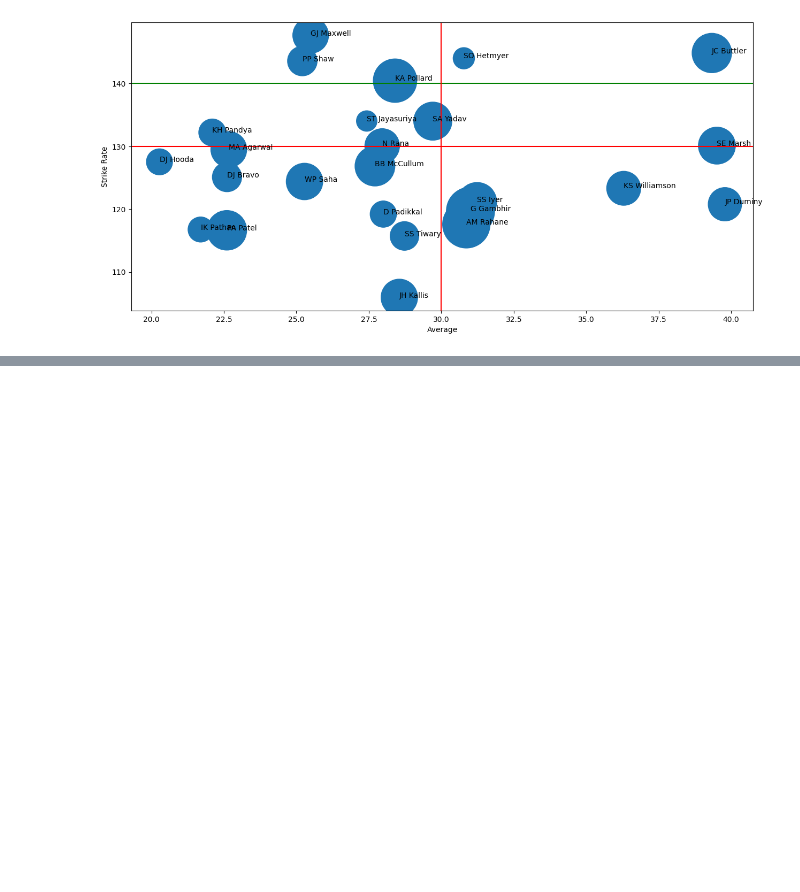
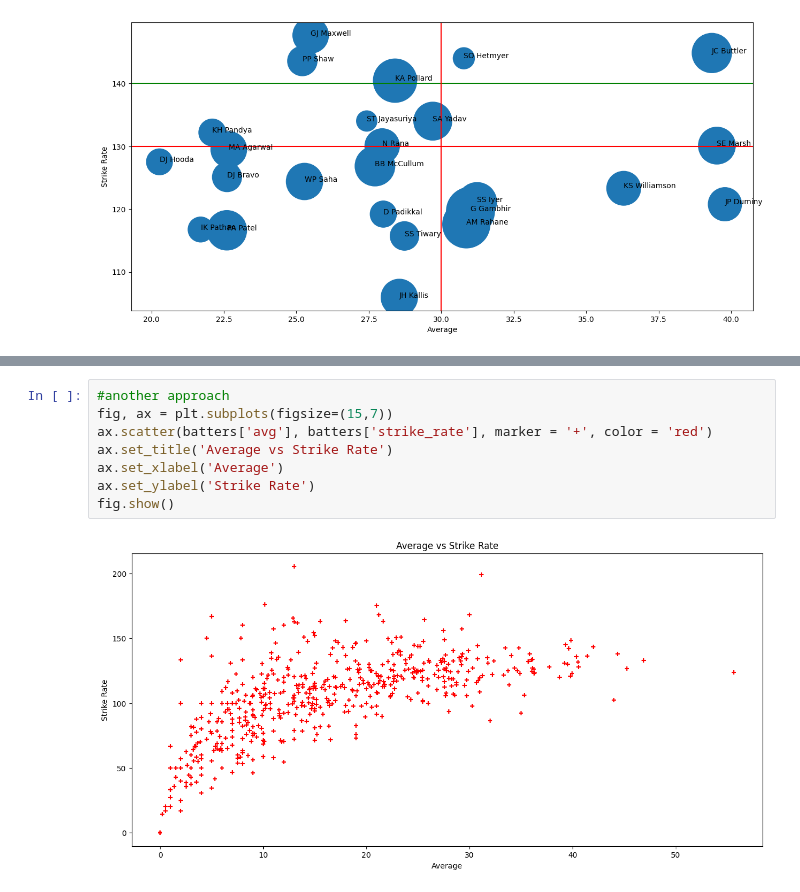
Before and after one commit to hrishavraj89/advanced_matplotlib, a Jupyter notebook: notebook.ipynb, the cells around one changed output, grey strips where cells are left out. Drawn from its saved outputs; the diff is of its cells as text; blank space fills up the shorter version.

```diff
--- a/notebook.ipynb
+++ b/notebook.ipynb
@@ -134,0 +147,10 @@ Text(0, 0.5, 'Strike Rate')
+# %%
+#another approach
+fig, ax = plt.subplots(figsize=(15,7))
+ax.scatter(batters['avg'], batters['strike_rate'], marker = '+', color = 'red')
+ax.set_title('Average vs Strike Rate')
+ax.set_xlabel('Average')
+ax.set_ylabel('Strike Rate')
+fig.show()
+# %% [output]
+[figure, added]
```
Also changed, not shown: parts of 10 cells of this notebook.
